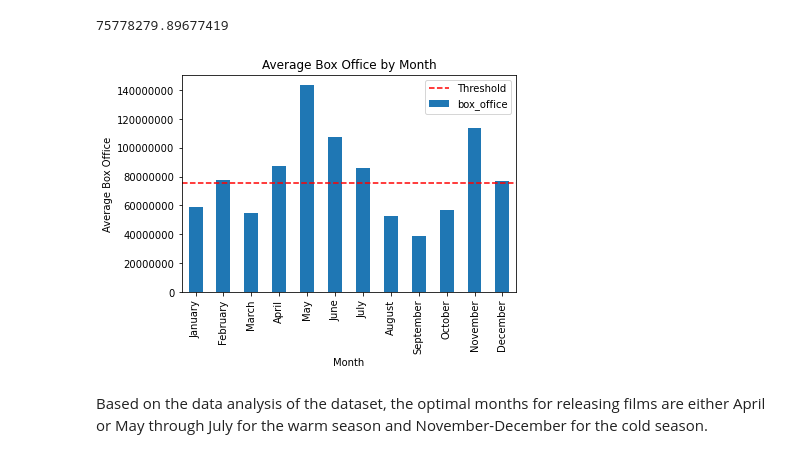
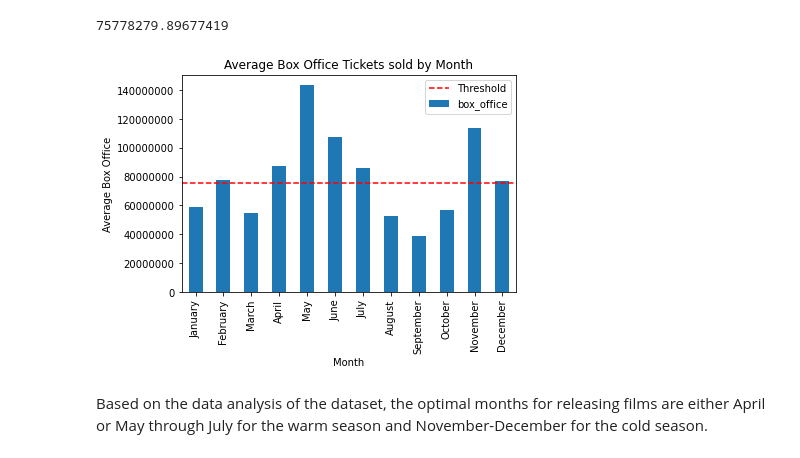
Before and after one commit to aramirezfr/FilmStudioDataAnalysis, a Jupyter notebook: Film Studio Data Analysis.ipynb, the cells around one changed output. Saved outputs shown, nothing was run; the diff lists cells and outputs as text; code cells hidden in the pictures.

```diff
--- a/Film Studio Data Analysis.ipynb
+++ b/Film Studio Data Analysis.ipynb
@@ -819,35 +828,35 @@ filtered_rt_info['box_office'].mean()
 # %%
 #creating a copy of the DataFrame
 filtered_rt_info = filtered_rt_info.copy()
 
 #convert theater_month column to datetime format
 filtered_rt_info.loc[:, 'theater_month'] = pd.to_datetime(filtered_rt_info['theater_month'], format='%m')
 
 #group by month and calculate the average box office
 box_office_by_month = filtered_rt_info.groupby(filtered_rt_info['theater_month'].dt.strftime('%B'))['box_office'].mean()
 
 #reindex the series to have months in the correct order
 box_office_by_month = box_office_by_month.reindex(['January', 'February', 'March', 'April', 'May', 'June', 'July', 'August', 'September', 'October', 'November', 'December'])
 
 #plot the bar graph
 box_office_by_month.plot(kind='bar')
 
 plt.xlabel('Month')
 plt.ylabel('Average Box Office')
-plt.title('Average Box Office by Month')
+plt.title('Average Box Office Tickets sold by Month')
 
 #format y-axis labels as millions
 plt.ticklabel_format(axis='y', style='plain', useOffset=False, scilimits=(6, 6))
 
 #add a horizontal line at y=75778279
 plt.axhline(y=75778279, color='red', linestyle='--', label='Threshold')
 
 plt.legend()
 
 #Save plot
 plt.savefig("./Graphs/bargraph_month.png", dpi=150)
 # %% [output]
-[figure, old version]
+[figure, new version]
 # %% [markdown]
 Based on the data analysis of the dataset, the optimal months for releasing films are either April or May through July for the warm season and November-December for the cold season.
 # %% [markdown]
```
Also changed, not shown: parts of 13 cells of this notebook, 1 other file.
